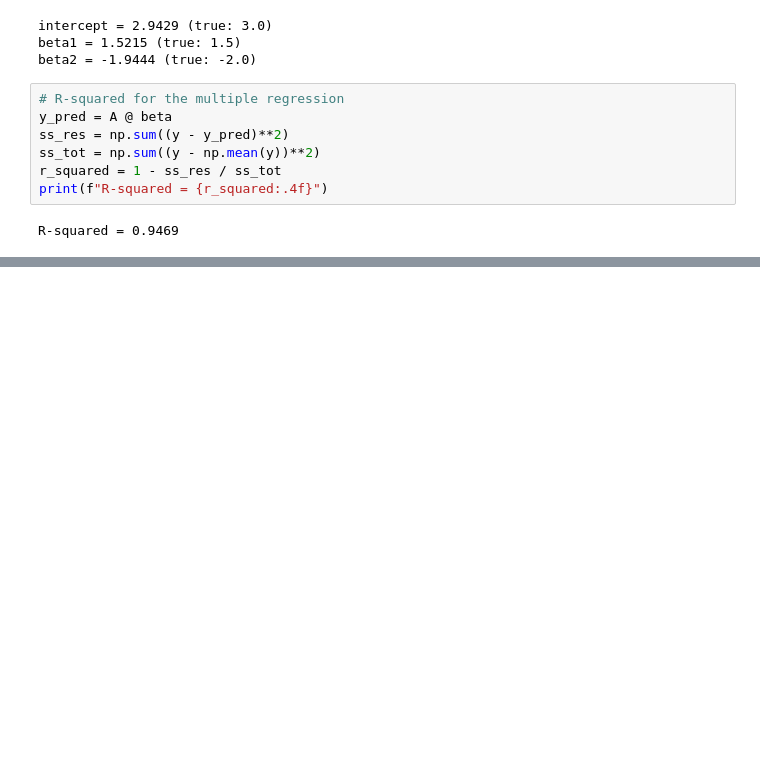
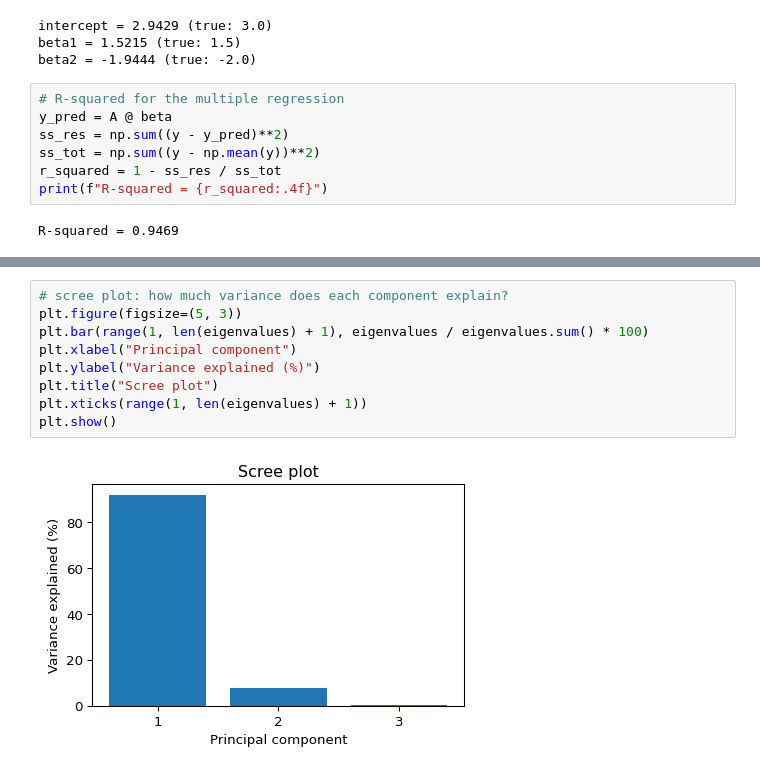
Before and after one commit to pfaffelh/python_for_data, a Jupyter notebook: notebooks/09_analyzing_data.ipynb, the cells around one changed output, grey strips where cells are left out. Saved outputs shown, nothing was run; the diff lists cells and outputs as text; blank space fills up the shorter version.

```diff
--- a/notebooks/09_analyzing_data.ipynb
+++ b/notebooks/09_analyzing_data.ipynb
@@ -460,0 +583,11 @@ the fraction of variance in $y$ explained by the model. A value close to
+# %%
+# scree plot: how much variance does each component explain?
+plt.figure(figsize=(5, 3))
+plt.bar(range(1, len(eigenvalues) + 1), eigenvalues / eigenvalues.sum() * 100)
+plt.xlabel("Principal component")
+plt.ylabel("Variance explained (%)")
+plt.title("Scree plot")
+plt.xticks(range(1, len(eigenvalues) + 1))
+plt.show()
+# %% [output]
+[figure, added]
```
Also changed, not shown: parts of 34 cells of this notebook, 45 other files.
